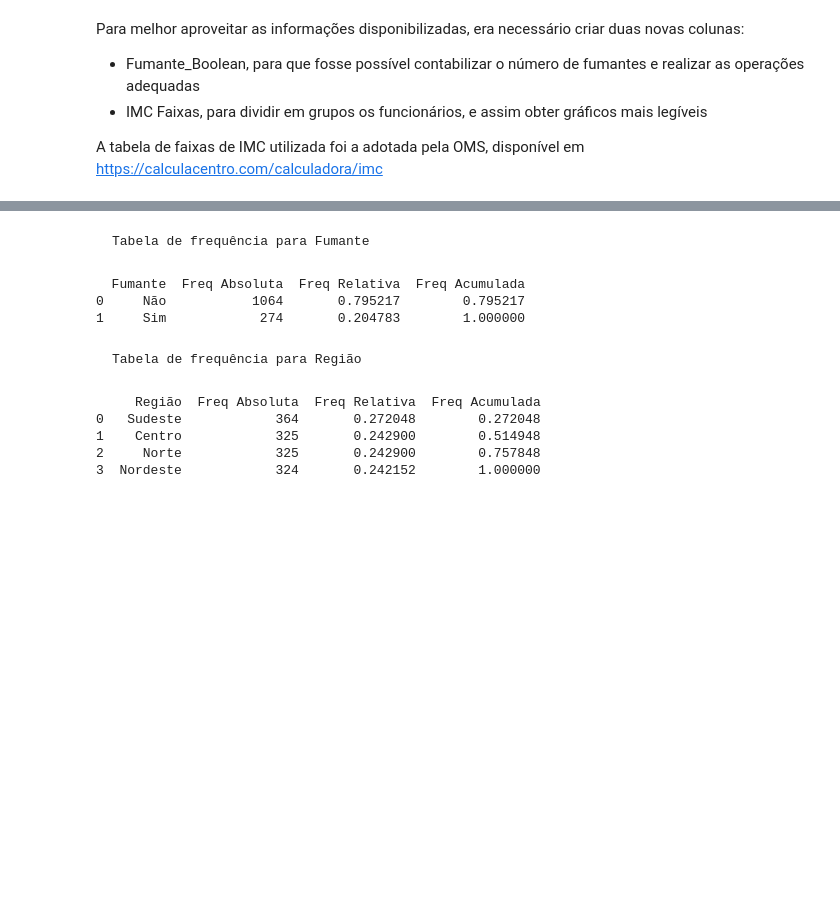
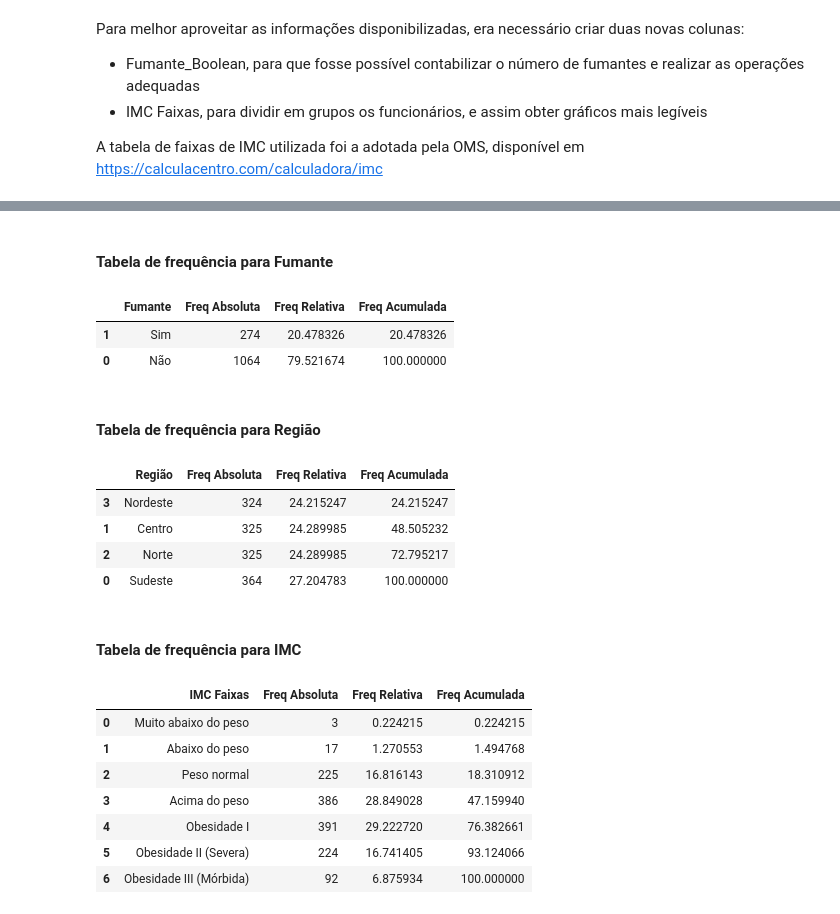
Before and after one commit to luizapilotto/case-plano-saude, a Jupyter notebook: notebooks/analise_exploratoria.ipynb, the cells around one changed output, grey strips where cells are left out. Drawn from its saved outputs; the diff is of its cells as text; code cells hidden in the pictures; blank space fills up the shorter version.

```diff
--- a/notebooks/analise_exploratoria.ipynb
+++ b/notebooks/analise_exploratoria.ipynb
@@ -133,28 +153,70 @@ print(freq_sexo)
 # %% [markdown]
-    Tabela de frequência para Fumante
+#### Tabela de frequência para Fumante
 # %%
 #Criando tabela de frequência para a variável Fumante
 freq_fumante = df['Fumante'].value_counts().reset_index()
 freq_fumante.columns = ['Fumante', 'Freq Absoluta']
-freq_fumante['Freq Relativa'] = freq_fumante['Freq Absoluta'] / len(df)
+# Ordenando resultados do menor pro maior
+freq_fumante = freq_fumante.sort_values(by='Freq Absoluta', ascending=True)
+freq_fumante['Freq Relativa'] = freq_fumante['Freq Absoluta'] / len(df) *100
 freq_fumante['Freq Acumulada'] = freq_fumante['Freq Relativa'].cumsum()
-print(freq_fumante)
+
+# Salvando resultados na pasta de tabelas
+freq_fumante.to_csv(f'{PASTA_TABELAS}resumo_por_fumante.csv', sep=';', encoding='utf-8-sig')
+
+
+# Adicionando fundo gradiente para melhor visualização
+freq_fumante.style.background_gradient(subset='Freq Acumulada', cmap="BuPu")
 # %% [output]
-  Fumante  Freq Absoluta  Freq Relativa  Freq Acumulada
-0     Não           1064       0.795217        0.795217
-1     Sim            274       0.204783        1.000000
+|  | Fumante | Freq Absoluta | Freq Relativa | Freq Acumulada |
+| 1 | Sim | 274 | 20.478326 | 20.478326 |
+| 0 | Não | 1064 | 79.521674 | 100.000000 |
 # %% [markdown]
-    Tabela de frequência para Região
+#### Tabela de frequência para Região
 # %%
 #Criando tabela de frequência para a variável Região
 freq_regiao = df['Região'].value_counts().reset_index()
 freq_regiao.columns = ['Região', 'Freq Absoluta']
-freq_regiao['Freq Relativa'] = freq_regiao['Freq Absoluta'] / len(df)
+# Ordenando resultados do menor pro maior
+freq_regiao = freq_regiao.sort_values(by='Freq Absoluta', ascending=True)
+freq_regiao['Freq Relativa'] = freq_regiao['Freq Absoluta'] / len(df) *100
 freq_regiao['Freq Acumulada'] = freq_regiao['Freq Relativa'].cumsum()
-print(freq_regiao)
+
+# Salvando resultados na pasta de tabelas
+freq_regiao.to_csv(f'{PASTA_TABELAS}resumo_por_regiao.csv', sep=';', encoding='utf-8-sig')
+
+# Adicionando fundo gradiente para melhor visualização
+freq_regiao.style.background_gradient(subset='Freq Acumulada', cmap="BuPu")
 # %% [output]
-     Região  Freq Absoluta  Freq Relativa  Freq Acumulada
-0   Sudeste            364       0.272048        0.272048
-1    Centro            325       0.242900        0.514948
-2     Norte            325       0.242900        0.757848
-3  Nordeste            324       0.242152        1.000000
+|  | Região | Freq Absoluta | Freq Relativa | Freq Acumulada |
+| 3 | Nordeste | 324 | 24.215247 | 24.215247 |
+| 1 | Centro | 325 | 24.289985 | 48.505232 |
+| 2 | Norte | 325 | 24.289985 | 72.795217 |
+| 0 | Sudeste | 364 | 27.204783 | 100.000000 |
+# %% [markdown]
+#### Tabela de frequência para IMC
+# %%
+#Estabelecendo ordem entre as faixas
+ordem_imc = ['Muito abaixo do peso', 'Abaixo do peso', 'Peso normal',
+             'Acima do peso', 'Obesidade I', 'Obesidade II (Severa)', 'Obesidade III (Mórbida)']
+
+#Criando tabela de frequência para a variável IMC
+freq_imc = df['IMC Faixas'].value_counts().reindex(ordem_imc).reset_index()
+freq_imc.columns = ['IMC Faixas', 'Freq Absoluta']
+freq_imc['Freq Relativa'] = freq_imc['Freq Absoluta'] / len(df) *100
+freq_imc['Freq Acumulada'] = freq_imc['Freq Relativa'].cumsum()
+
+# Salvando resultados na pasta de tabelas
+freq_imc.to_csv(f'{PASTA_TABELAS}resumo_por_imc.csv', sep=';', encoding='utf-8-sig')
+
+# Adicionando fundo gradiente para melhor visualização
+freq_imc.style.background_gradient(subset='Freq Acumulada', cmap="BuPu")
+# %% [output]
+|  | IMC Faixas | Freq Absoluta | Freq Relativa | Freq Acumulada |
+| 0 | Muito abaixo do peso | 3 | 0.224215 | 0.224215 |
+| 1 | Abaixo do peso | 17 | 1.270553 | 1.494768 |
+| 2 | Peso normal | 225 | 16.816143 | 18.310912 |
+| 3 | Acima do peso | 386 | 28.849028 | 47.159940 |
+| 4 | Obesidade I | 391 | 29.222720 | 76.382661 |
+| 5 | Obesidade II (Severa) | 224 | 16.741405 | 93.124066 |
+| 6 | Obesidade III (Mórbida) | 92 | 6.875934 | 100.000000 |
```
Also changed, not shown: parts of 10 cells of this notebook, 6 other files.
